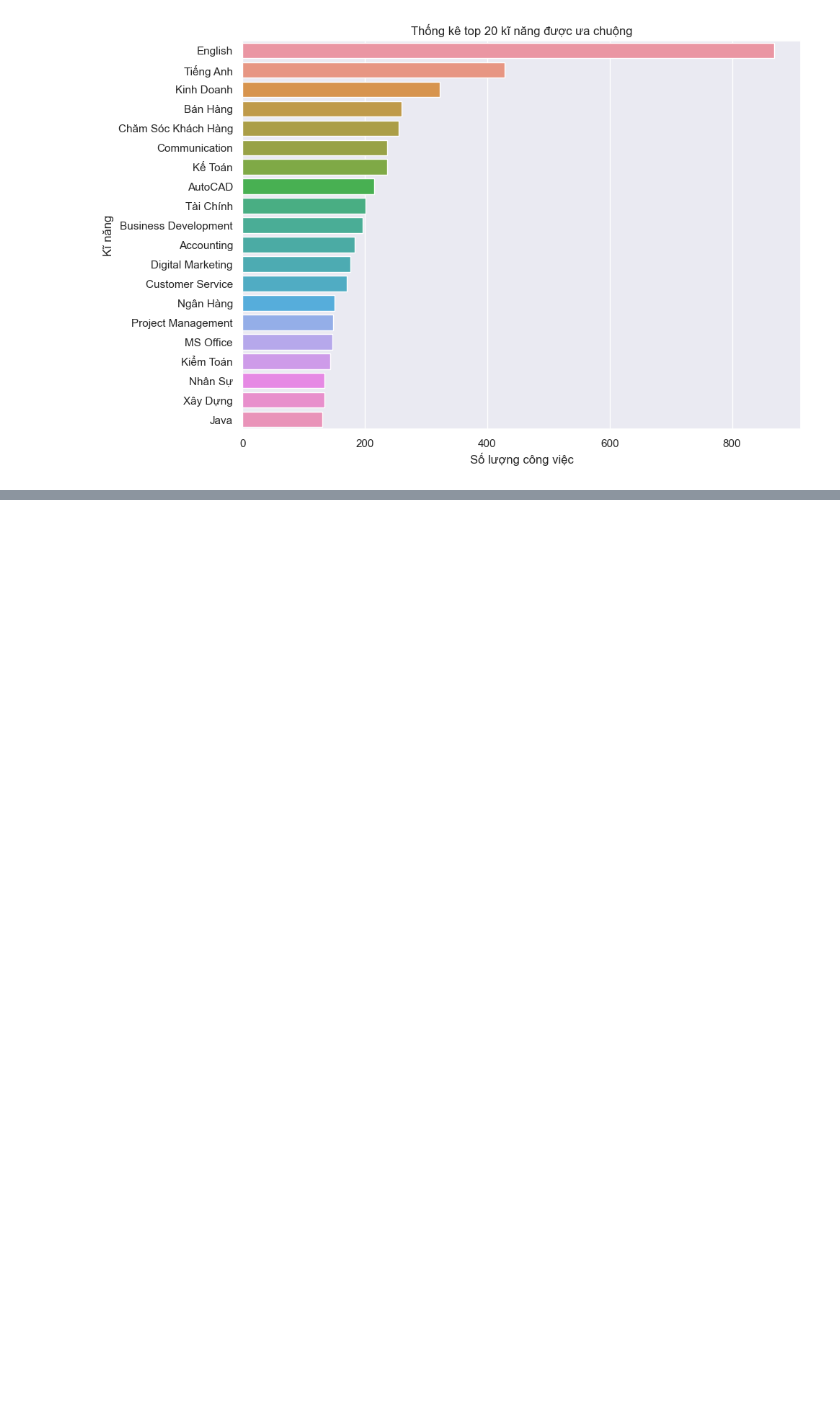
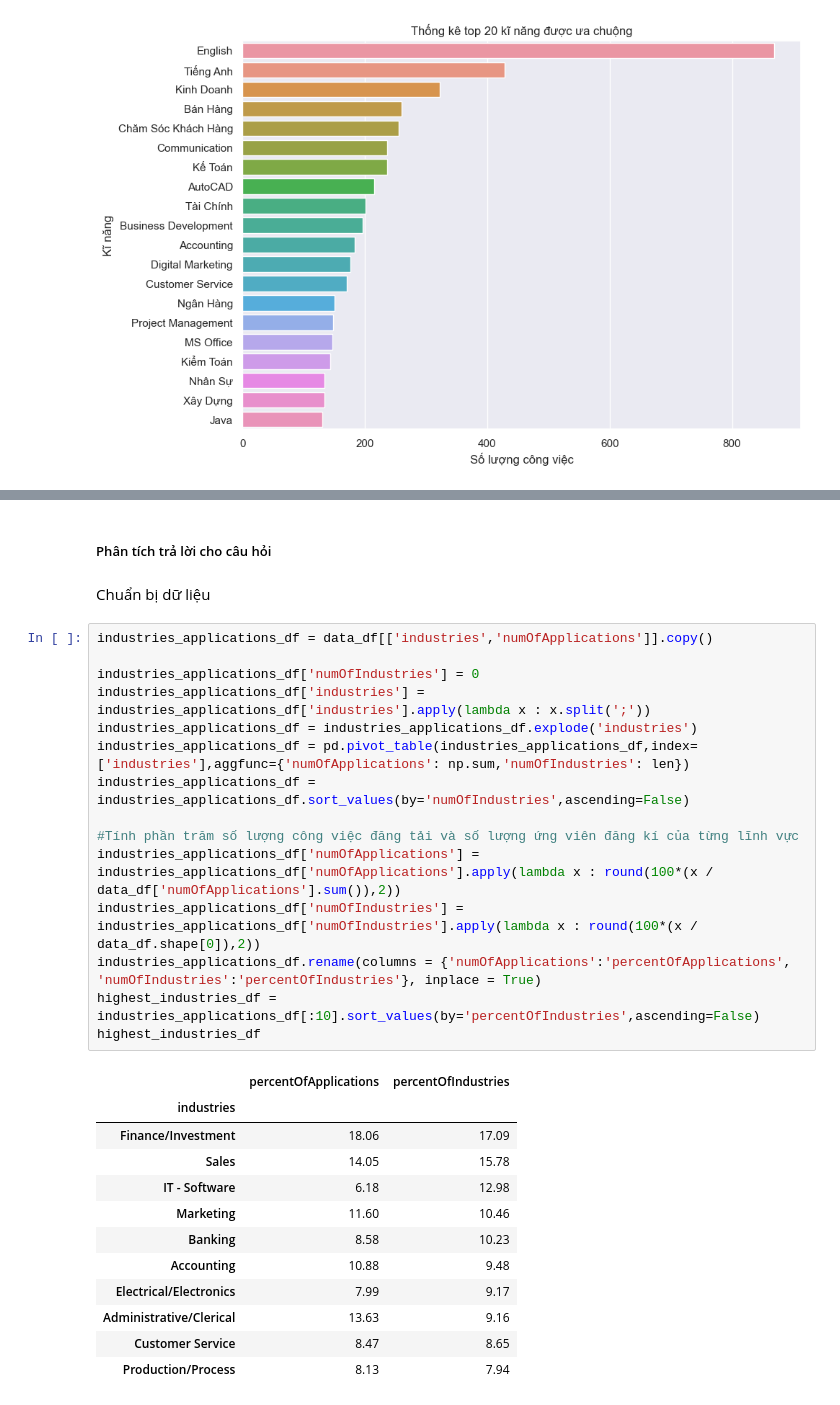
Before and after one commit to HoangPhuc0304/NMKHDL-2022, a Jupyter notebook: Data_Visualization.ipynb, the cells around one changed output, grey strips where cells are left out. Cells and saved outputs as stored; diff of their text form; blank space fills up the shorter version.

```diff
--- a/Data_Visualization.ipynb
+++ b/Data_Visualization.ipynb
@@ -335,0 +456,32 @@ plt.ylabel('Kĩ năng');
+# %% [markdown]
+##### Phân tích trả lời cho câu hỏi
+# %% [markdown]
+Chuẩn bị dữ liệu
+# %%
+industries_applications_df = data_df[['industries','numOfApplications']].copy()
+
+industries_applications_df['numOfIndustries'] = 0
+industries_applications_df['industries'] = industries_applications_df['industries'].apply(lambda x : x.split(';'))
+industries_applications_df = industries_applications_df.explode('industries')
+industries_applications_df = pd.pivot_table(industries_applications_df,index=['industries'],aggfunc={'numOfApplications': np.sum,'numOfIndustries': len})
+industries_applications_df = industries_applications_df.sort_values(by='numOfIndustries',ascending=False)
+
+#Tính phần trăm số lượng công việc đăng tải và số lượng ứng viên đăng kí của từng lĩnh vực
+industries_applications_df['numOfApplications'] = industries_applications_df['numOfApplications'].apply(lambda x : round(100*(x / data_df['numOfApplications'].sum()),2))
+industries_applications_df['numOfIndustries'] = industries_applications_df['numOfIndustries'].apply(lambda x : round(100*(x / data_df.shape[0]),2))
+industries_applications_df.rename(columns = {'numOfApplications':'percentOfApplications', 'numOfIndustries':'percentOfIndustries'}, inplace = True)
+highest_industries_df = industries_applications_df[:10].sort_values(by='percentOfIndustries',ascending=False)
+highest_industries_df
+# %% [output]
+|  | percentOfApplications | percentOfIndustries |
+| industries |  |  |
+| Finance/Investment | 18.06 | 17.09 |
+| Sales | 14.05 | 15.78 |
+| IT - Software | 6.18 | 12.98 |
+| Marketing | 11.60 | 10.46 |
+| Banking | 8.58 | 10.23 |
+| Accounting | 10.88 | 9.48 |
+| Electrical/Electronics | 7.99 | 9.17 |
+| Administrative/Clerical | 13.63 | 9.16 |
+| Customer Service | 8.47 | 8.65 |
+| Production/Process | 8.13 | 7.94 |
```
Also changed, not shown: parts of 17 cells of this notebook.
